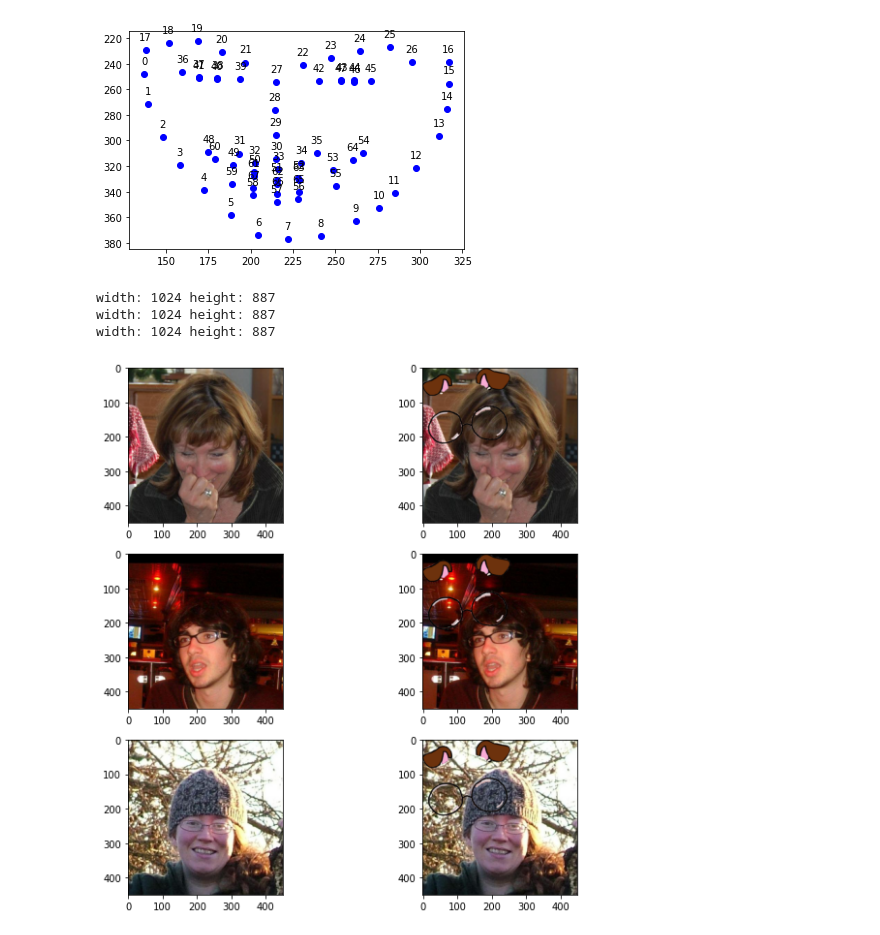
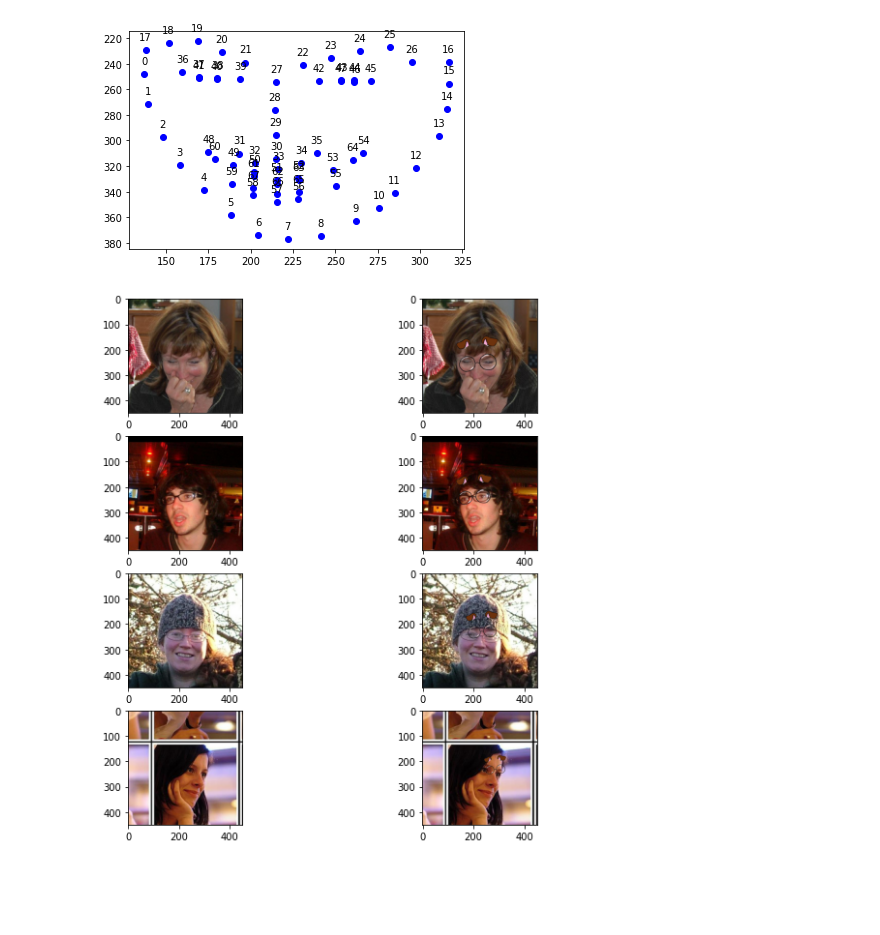
Before and after one commit to Waidhoferj/CSC-566-Project, a Jupyter notebook: FacialLandmarks.ipynb, the cells around one changed output. Drawn from its saved outputs; the diff is of its cells as text; code cells hidden in the pictures; blank space fills up the shorter version.

Commit message:
Dog filter overlays on original image

```diff
--- a/FacialLandmarks.ipynb
+++ b/FacialLandmarks.ipynb
@@ -248,34 +248,47 @@ img: (1, 450, 450, 3) landmarks:(1, 136)
 [figure]
 # %%
 from PIL import Image
+import math
+
 filter_path = PROJECT_FILEPATH + "/dog_filter.png"
 count = 1
-total_count = 3
+total_count = 4
 plt.figure(figsize=(10, 10))
+
 for img,landmarks in test_data:
   if count == total_count + 1:
     break
 
   rows = total_count
   cols = 2
   plt.subplot(rows,cols, count*2 - 1)
 
-  #landmarks = landmarks.numpy().squeeze()
 
   foreground = Image.open(filter_path)
-  print("width: {0} height: {1}".format(foreground.width, foreground.height))
+  #print("width: {0} height: {1}".format(foreground.width, foreground.height))
 
-  foreground = foreground.resize((foreground.width//4, foreground.height//4))
   background = Image.fromarray(np.uint8((img.numpy()[0] + 1)*127.5))
 
+  landmarks = landmarks.numpy().squeeze()
+  landmarks = landmarks.reshape(68,2)
+  left_eye = landmarks[20]*background.width
+  right_eye = landmarks[24]*background.width
+
   plt.imshow(background)
-  background.paste(foreground, (0,0, foreground.width, foreground.height), foreground)
+
+  eye_distance = math.sqrt((right_eye[0] - left_eye[0])**2 + (right_eye[1] - left_eye[1])**2)
+  scale_factor = eye_distance/(1/2*foreground.width)
+  foreground = foreground.resize((int(foreground.width*scale_factor), int(foreground.height*scale_factor)))
+
+  x_1 = int(left_eye[0] - 0.6*eye_distance)
+  y_1 = int(left_eye[1] - 1*eye_distance)
+  x_2 = int(x_1 + foreground.width)
+  y_2 = int(y_1 + foreground.height)
+
+  background.paste(foreground, (x_1,y_1, x_2, y_2), foreground)
 
   plt.subplot(rows,cols, count*2)
   plt.imshow(background)
   count = count + 1
 # %% [output]
-width: 1024 height: 887
-width: 1024 height: 887
-width: 1024 height: 887
-[figure, old version]
+[figure, new version]
```
